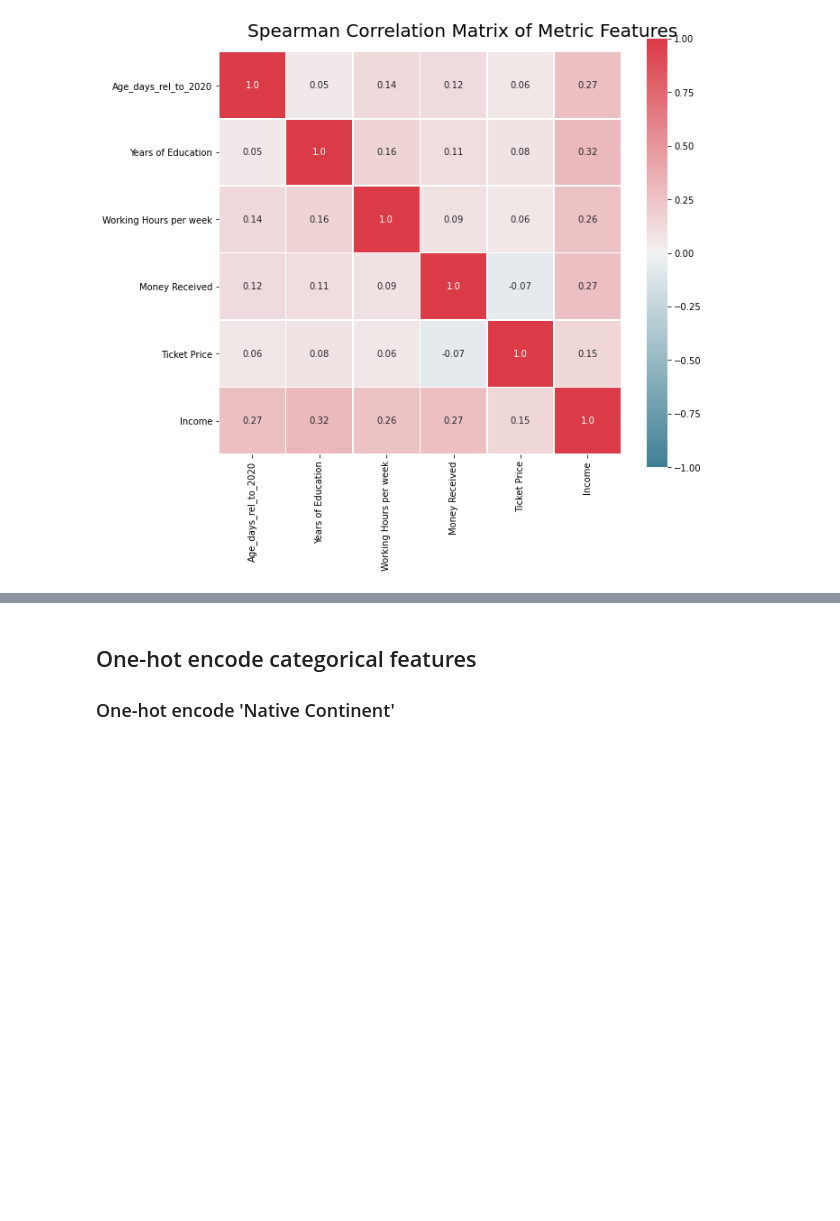
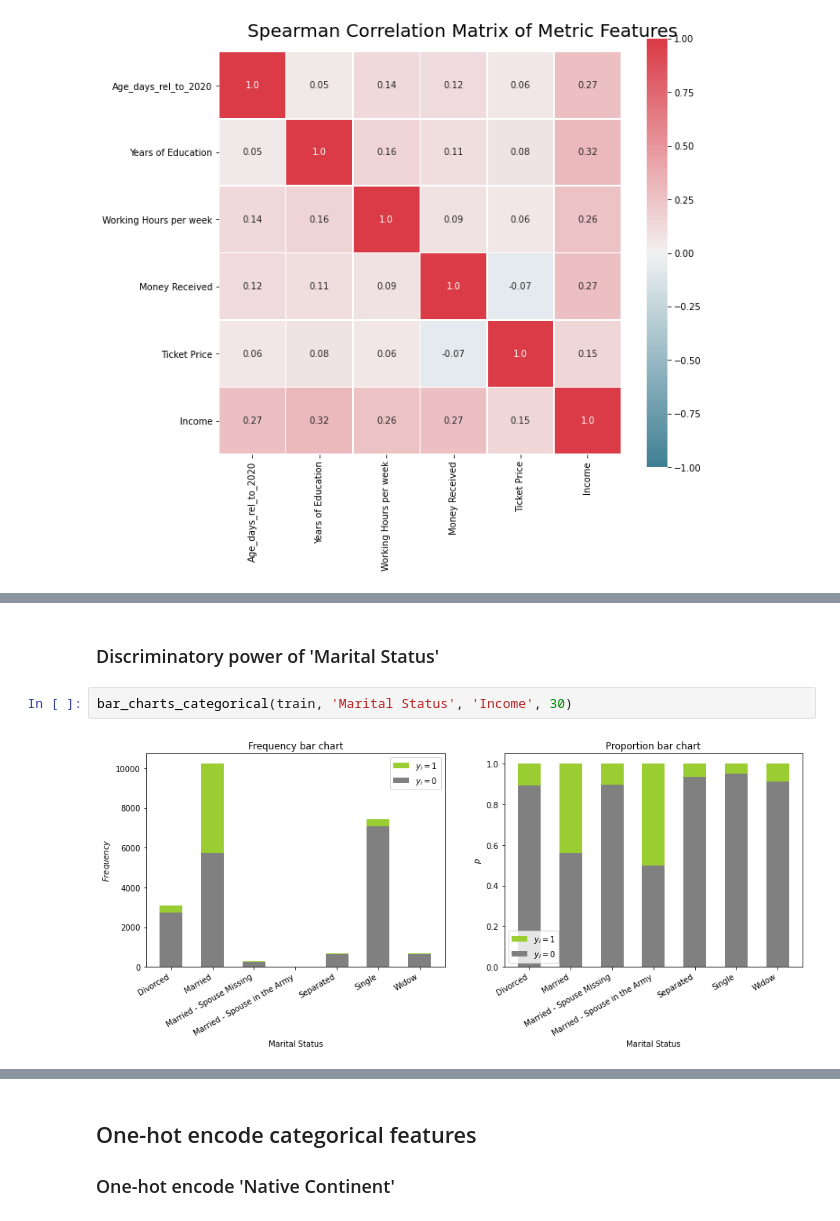
Before and after one commit to ph1001/Group-Project-Machine-Learning-Group-50, a Jupyter notebook: Group50_ML202021_Predictive_Notebook.ipynb, the cells around one changed output, grey strips where cells are left out. Saved outputs shown, nothing was run; the diff lists cells and outputs as text; blank space fills up the shorter version.

```diff
--- a/Group50_ML202021_Predictive_Notebook.ipynb
+++ b/Group50_ML202021_Predictive_Notebook.ipynb
@@ -249,0 +291,6 @@ plt.show()
+# %% [markdown]
+### Discriminatory power of 'Marital Status'
+# %%
+bar_charts_categorical(train, 'Marital Status', 'Income', 30)
+# %% [output]
+[figure, added]
```
Also changed, not shown: parts of 25 cells of this notebook.
